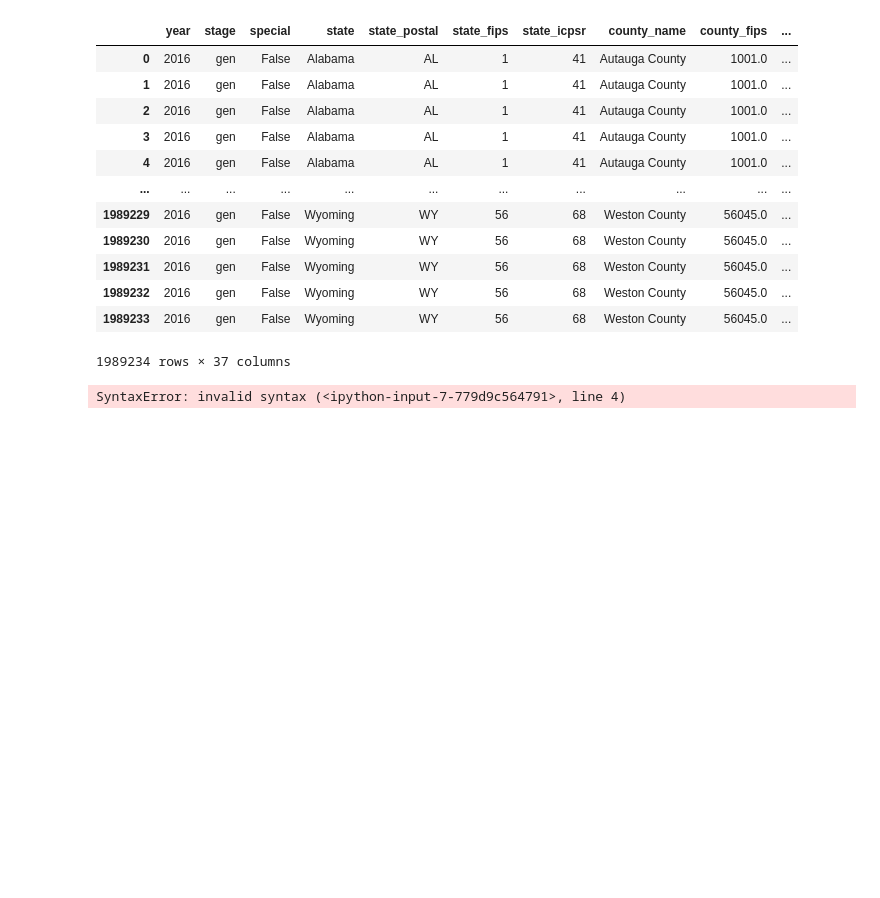
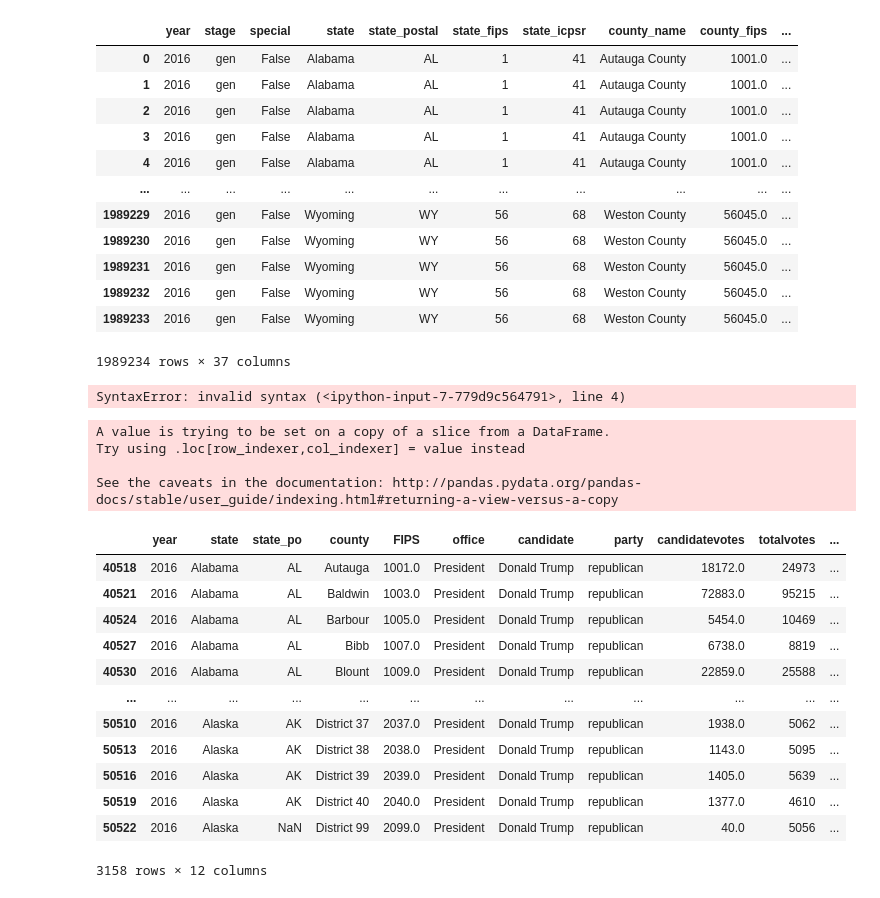
Before and after one commit to VallieTracy/Pres-Election-Partisan-Breakdown, a Jupyter notebook: mak_testing.ipynb, the cells around one changed output. Drawn from its saved outputs; the diff is of its cells as text; code cells hidden in the pictures; blank space fills up the shorter version.

```diff
--- a/mak_testing.ipynb
+++ b/mak_testing.ipynb
@@ -73,3 +75,33 @@ for i <= countiesDF.length():
     i = i + 1
 # %% [output]
 SyntaxError: invalid syntax (<ipython-input-7-779d9c564791>, line 4)
+# %%
+df2016 = countiesDF[(countiesDF["year"]==2016)]
+#df2016['FIPS'] = df2016['FIPS'].replace(46113,46102) #I'm not 100% sure we need to do this, we'll see.
+
+df2016_reps = df2016[df2016.party == "republican"]
+
+df2016_reps['percent'] = df2016_reps['candidatevotes'] / df2016_reps['totalvotes']
+
+fips = df2016_reps["FIPS"]
+values = df2016_reps["percent"]
+valuesPop = df2016_reps["totalvotes"]
+df2016_reps
+# %% [output]
+A value is trying to be set on a copy of a slice from a DataFrame.
+Try using .loc[row_indexer,col_indexer] = value instead
+
+See the caveats in the documentation: http://pandas.pydata.org/pandas-docs/stable/user_guide/indexing.html#returning-a-view-versus-a-copy
+|  | year | state | state_po | county | FIPS | office | candidate | party | candidatevotes | totalvotes | ... |
+| 40518 | 2016 | Alabama | AL | Autauga | 1001.0 | President | Donald Trump | republican | 18172.0 | 24973 | ... |
+| 40521 | 2016 | Alabama | AL | Baldwin | 1003.0 | President | Donald Trump | republican | 72883.0 | 95215 | ... |
+| 40524 | 2016 | Alabama | AL | Barbour | 1005.0 | President | Donald Trump | republican | 5454.0 | 10469 | ... |
+| 40527 | 2016 | Alabama | AL | Bibb | 1007.0 | President | Donald Trump | republican | 6738.0 | 8819 | ... |
+| 40530 | 2016 | Alabama | AL | Blount | 1009.0 | President | Donald Trump | republican | 22859.0 | 25588 | ... |
+| ... | ... | ... | ... | ... | ... | ... | ... | ... | ... | ... | ... |
+| 50510 | 2016 | Alaska | AK | District 37 | 2037.0 | President | Donald Trump | republican | 1938.0 | 5062 | ... |
+| 50513 | 2016 | Alaska | AK | District 38 | 2038.0 | President | Donald Trump | republican | 1143.0 | 5095 | ... |
+| 50516 | 2016 | Alaska | AK | District 39 | 2039.0 | President | Donald Trump | republican | 1405.0 | 5639 | ... |
+| 50519 | 2016 | Alaska | AK | District 40 | 2040.0 | President | Donald Trump | republican | 1377.0 | 4610 | ... |
+| 50522 | 2016 | Alaska | NaN | District 99 | 2099.0 | President | Donald Trump | republican | 40.0 | 5056 | ... |
+3158 rows × 12 columns
```
Also changed, not shown: parts of 11 cells of this notebook, 5 other files.
